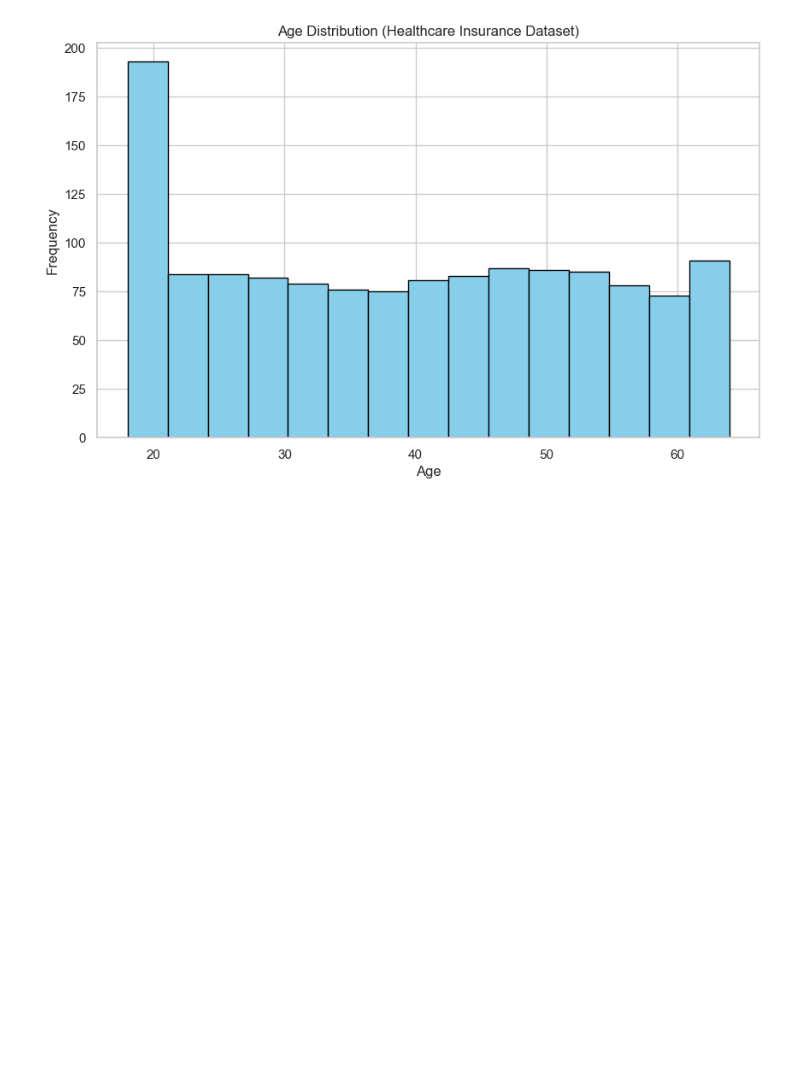
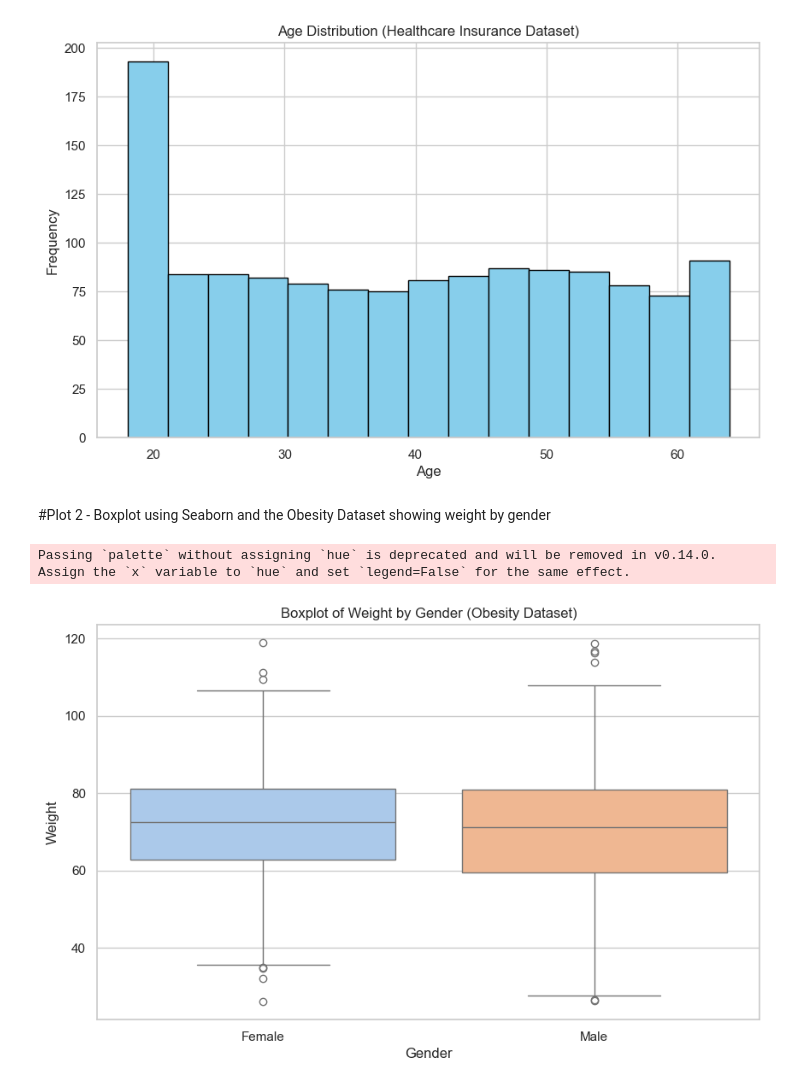
Before and after one commit to amydaniel24/DA-Mod2-WK4_Plots, a Jupyter notebook: plots.ipynb, the cells around one changed output. Drawn from its saved outputs; the diff is of its cells as text; code cells hidden in the pictures; blank space fills up the shorter version.

Commit message:
Plot 2

```diff
--- a/plots.ipynb
+++ b/plots.ipynb
@@ -146,3 +146,12 @@ plt.ylabel("Frequency")
 plt.show()
 # %% [output]
 [figure]
+# %% [markdown]
+#Plot 2 - Boxplot using Seaborn and the Obesity Dataset showing weight by gender
+# %%
+sns.boxplot(data=obesity_df, x="Gender", y="Weight", palette="pastel")
+plt.title("Boxplot of Weight by Gender (Obesity Dataset)")
+plt.show()
+# %% [output]
+Passing `palette` without assigning `hue` is deprecated and will be removed in v0.14.0. Assign the `x` variable to `hue` and set `legend=False` for the same effect.
+[figure, added]
```
